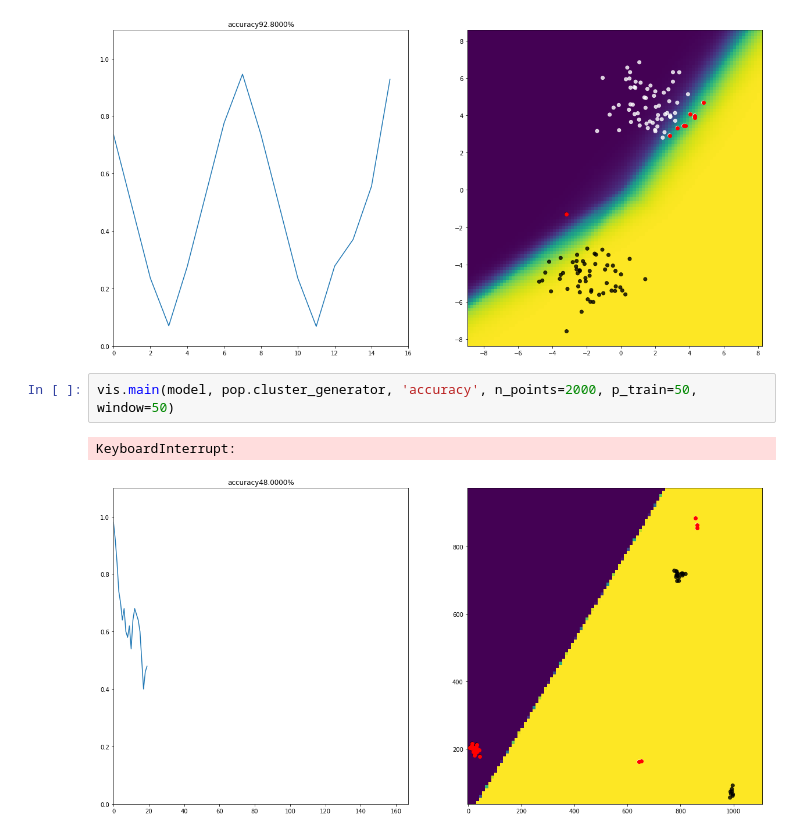
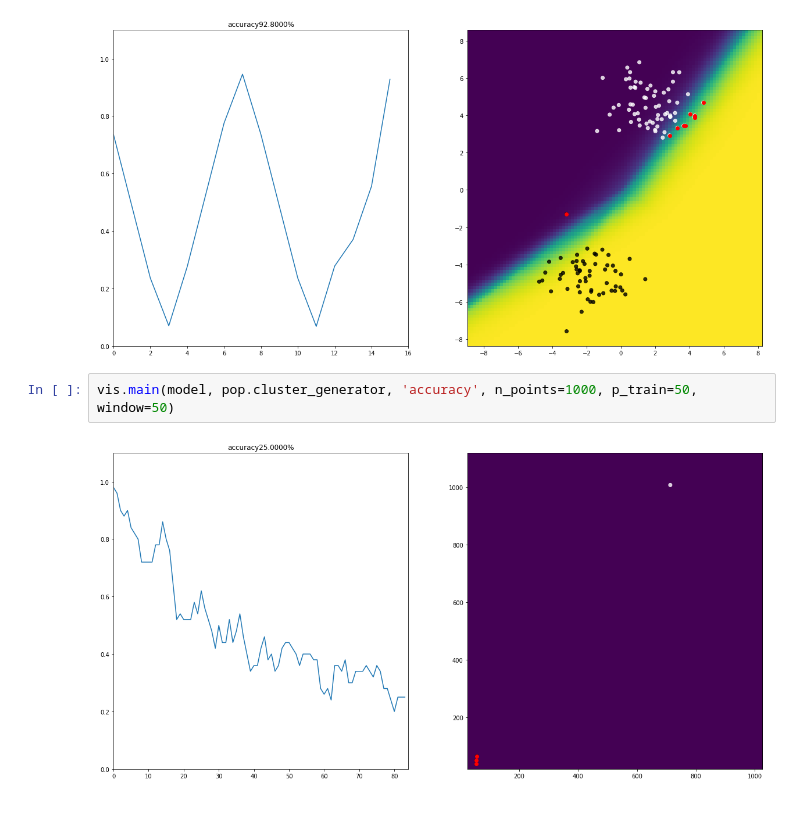
Before and after one commit to AndreasAlam/olac, a Jupyter notebook: notebooks/sbe_retrain_model_exploration.ipynb, the cells around one changed output. Cells and saved outputs as stored; diff of their text form.

```diff
--- a/notebooks/sbe_retrain_model_exploration.ipynb
+++ b/notebooks/sbe_retrain_model_exploration.ipynb
@@ -39,7 +43,6 @@ vis.main(model, data_generators.roving_balls, 'accuracy', steps=2000, p_train=10
 # %% [output]
 [figure]
 # %%
-vis.main(model, pop.cluster_generator, 'accuracy', n_points=2000, p_train=50, window=50)
+vis.main(model, pop.cluster_generator, 'accuracy', n_points=1000, p_train=50, window=50)
 # %% [output]
-KeyboardInterrupt:
-[figure, old version]
+[figure, new version]
```
Also changed, not shown: parts of 2 cells of this notebook, 2 other files.
